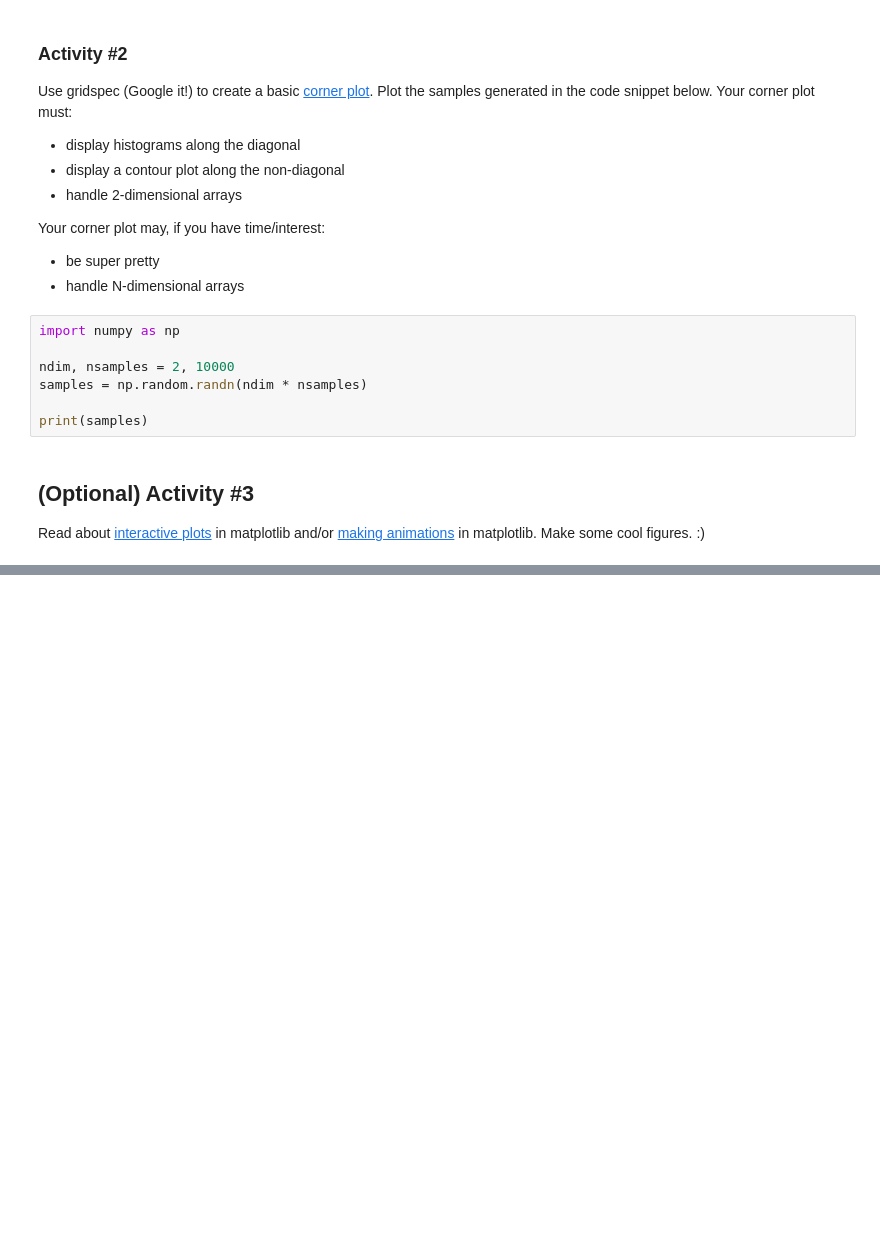
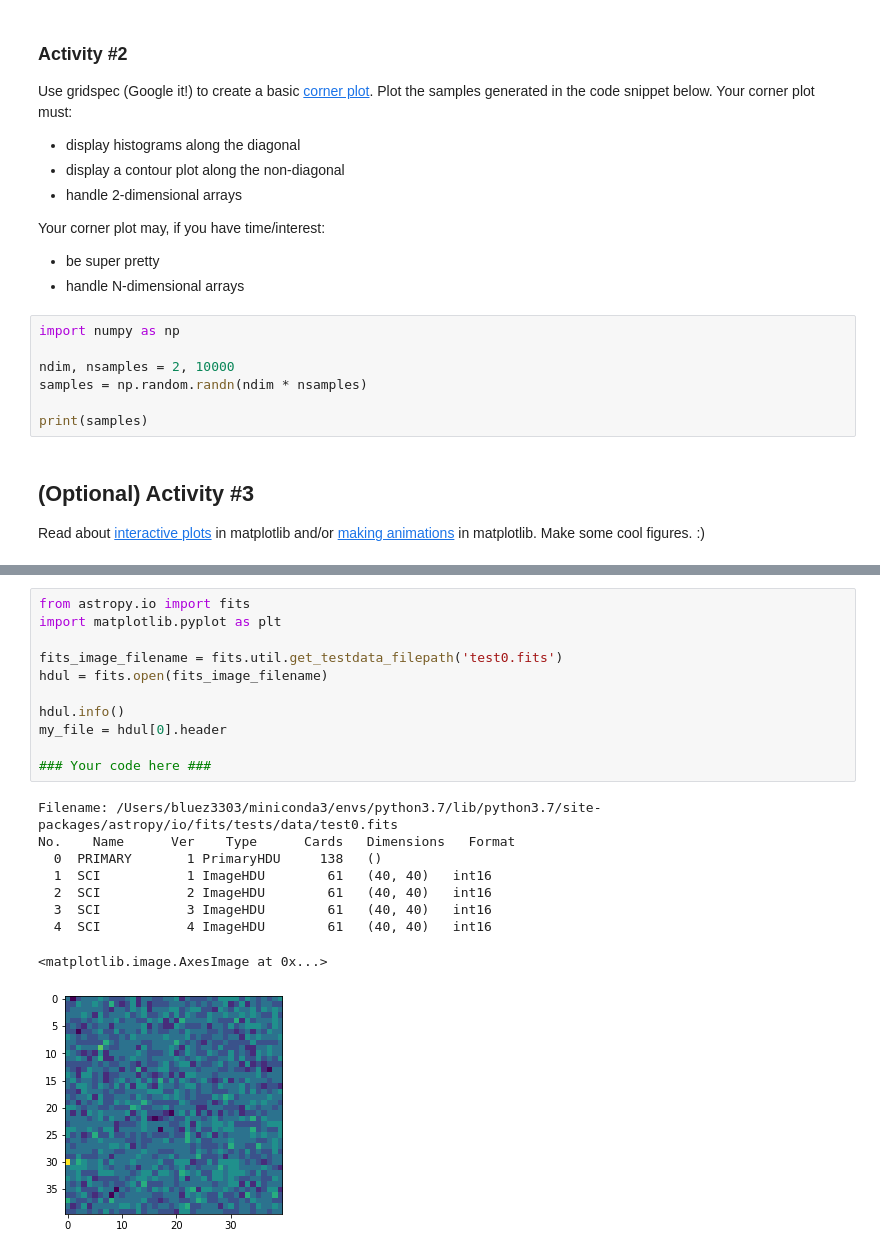
Before and after one commit to semaphoreP/codeastro, a Jupyter notebook: Day1/mpl_astropy.ipynb, the cells around one changed output, grey strips where cells are left out. Drawn from its saved outputs; the diff is of its cells as text; blank space fills up the shorter version.

Commit message:
add astropy tutorial

```diff
--- a/Day1/mpl_astropy.ipynb
+++ b/Day1/mpl_astropy.ipynb
@@ -147,0 +262,21 @@ check out more tutorials: http://learn.astropy.org/tutorials.html
+# %%
+from astropy.io import fits
+import matplotlib.pyplot as plt
+
+fits_image_filename = fits.util.get_testdata_filepath('test0.fits')
+hdul = fits.open(fits_image_filename)
+
+hdul.info()
+my_file = hdul[0].header
+
+### Your code here ###
+# %% [output]
+Filename: /Users/bluez3303/miniconda3/envs/python3.7/lib/python3.7/site-packages/astropy/io/fits/tests/data/test0.fits
+No.    Name      Ver    Type      Cards   Dimensions   Format
+  0  PRIMARY       1 PrimaryHDU     138   ()
+  1  SCI           1 ImageHDU        61   (40, 40)   int16
+  2  SCI           2 ImageHDU        61   (40, 40)   int16
+  3  SCI           3 ImageHDU        61   (40, 40)   int16
+  4  SCI           4 ImageHDU        61   (40, 40)   int16
+<matplotlib.image.AxesImage at 0x...>
+[figure, added]
```
Also changed, not shown: parts of 16 cells of this notebook.
